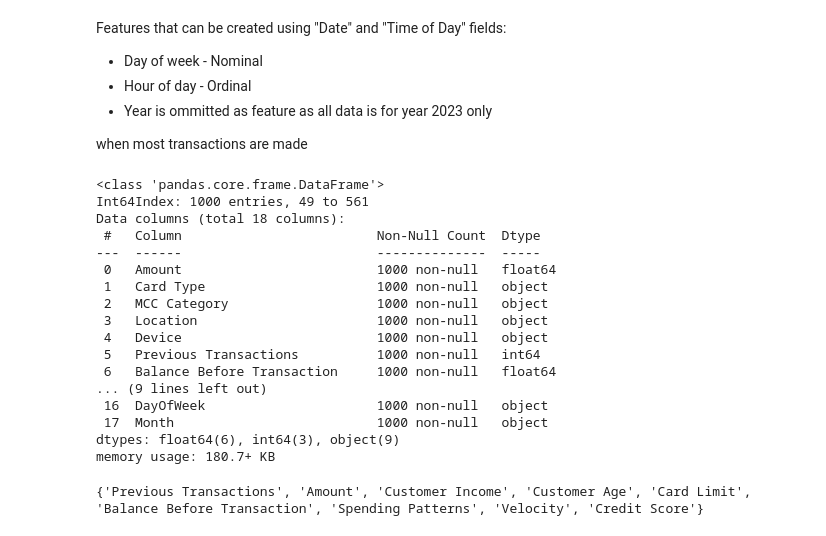
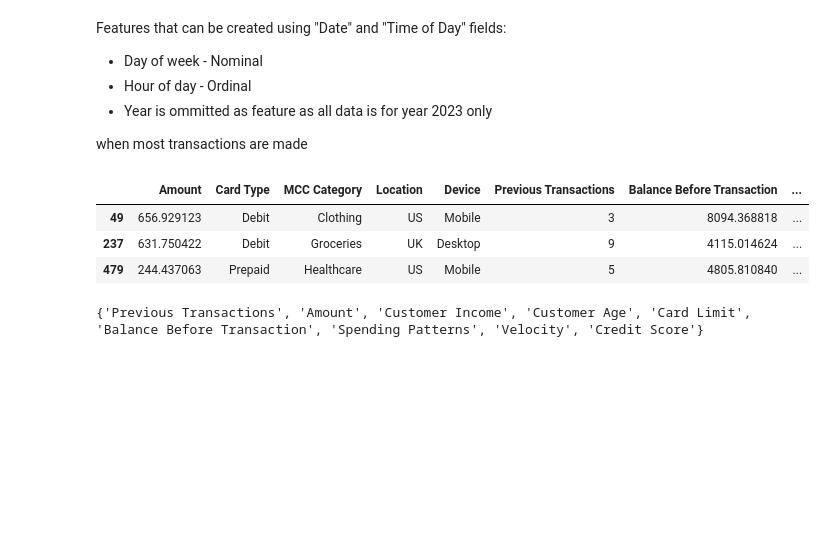
Before and after one commit to vatsaaa/mtech, a Jupyter notebook: semester_1/03_assignments/ml/Group21_Financial_Transactions_Dataset.ipynb, the cells around one changed output. Cells and saved outputs as stored; diff of their text form; code cells hidden in the pictures; blank space fills up the shorter version.

Commit message:
Fixed issue with WeekDay and Month

```diff
--- a/semester_1/03_assignments/ml/Group21_Financial_Transactions_Dataset.ipynb
+++ b/semester_1/03_assignments/ml/Group21_Financial_Transactions_Dataset.ipynb
@@ -374,29 +374,16 @@ when most transactions are made
 # %%
 # df['Time of Day'] = pd.to_datetime(df['Time of Day'], format='%H:%M:%S')
 # df['DateTime'] = pd.to_datetime(df['Date'] + ' ' + df['Time of Day'])
-df['DayOfWeek'] = pd.to_datetime(df['Date']).dt.day_name
-df['Month'] = pd.to_datetime(df['Date']).dt.month_name
+df['DayOfWeek'] = pd.to_datetime(df['Date']).dt.day_name()
+df['Month'] = pd.to_datetime(df['Date']).dt.month_name()
 df = df.drop(['Date', 'Time of Day', 'Merchant Location History'], axis=1)
-# %%
-df.info()
-# %% [output]
-<class 'pandas.core.frame.DataFrame'>
-Int64Index: 1000 entries, 49 to 561
-Data columns (total 18 columns):
- #   Column                         Non-Null Count  Dtype
----  ------                         --------------  -----
- 0   Amount                         1000 non-null   float64
- 1   Card Type                      1000 non-null   object
- 2   MCC Category                   1000 non-null   object
- 3   Location                       1000 non-null   object
- 4   Device                         1000 non-null   object
- 5   Previous Transactions          1000 non-null   int64
- 6   Balance Before Transaction     1000 non-null   float64
-... (9 lines left out)
- 16  DayOfWeek                      1000 non-null   object
- 17  Month                          1000 non-null   object
-dtypes: float64(6), int64(3), object(9)
-memory usage: 180.7+ KB
+# %%
+df.head(3)
+# %% [output]
+|  | Amount | Card Type | MCC Category | Location | Device | Previous Transactions | Balance Before Transaction | ... |
+| 49 | 656.929123 | Debit | Clothing | US | Mobile | 3 | 8094.368818 | ... |
+| 237 | 631.750422 | Debit | Groceries | UK | Desktop | 9 | 4115.014624 | ... |
+| 479 | 244.437063 | Prepaid | Healthcare | US | Mobile | 5 | 4805.810840 | ... |
 # %%
 def get_column_types(dframe: pd.DataFrame):
   all_features = dframe.columns
```
Also changed, not shown: parts of 7 cells of this notebook.
